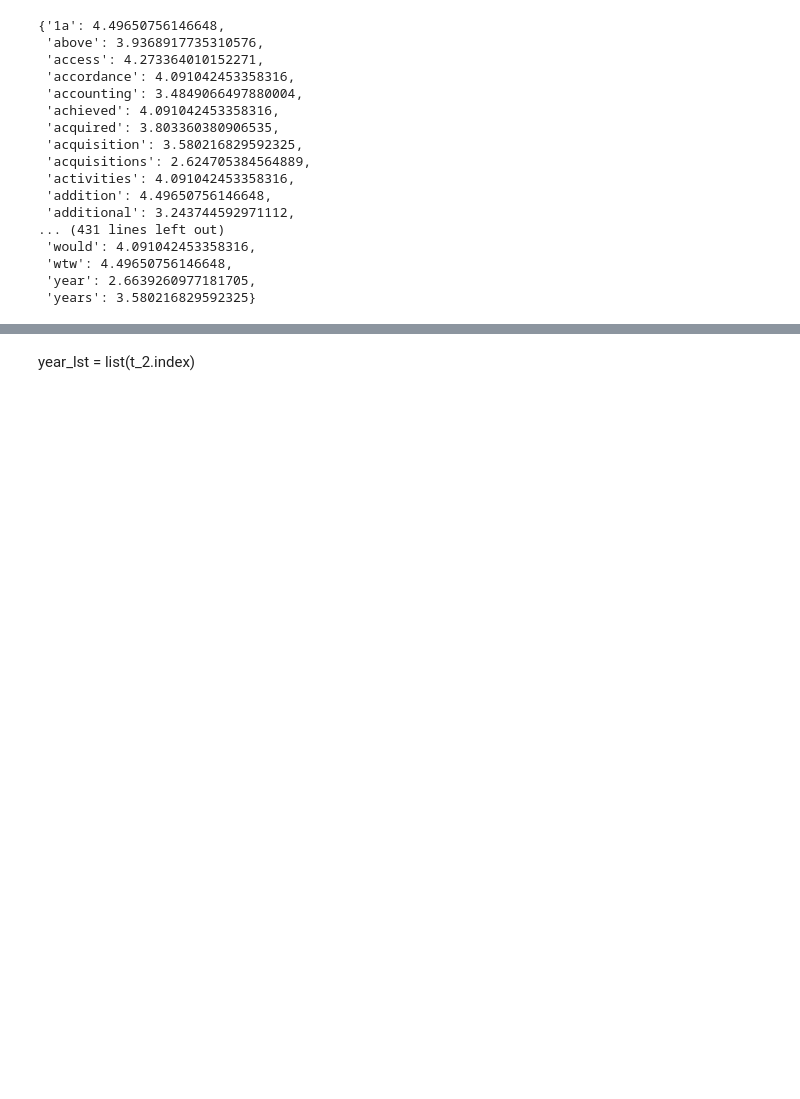
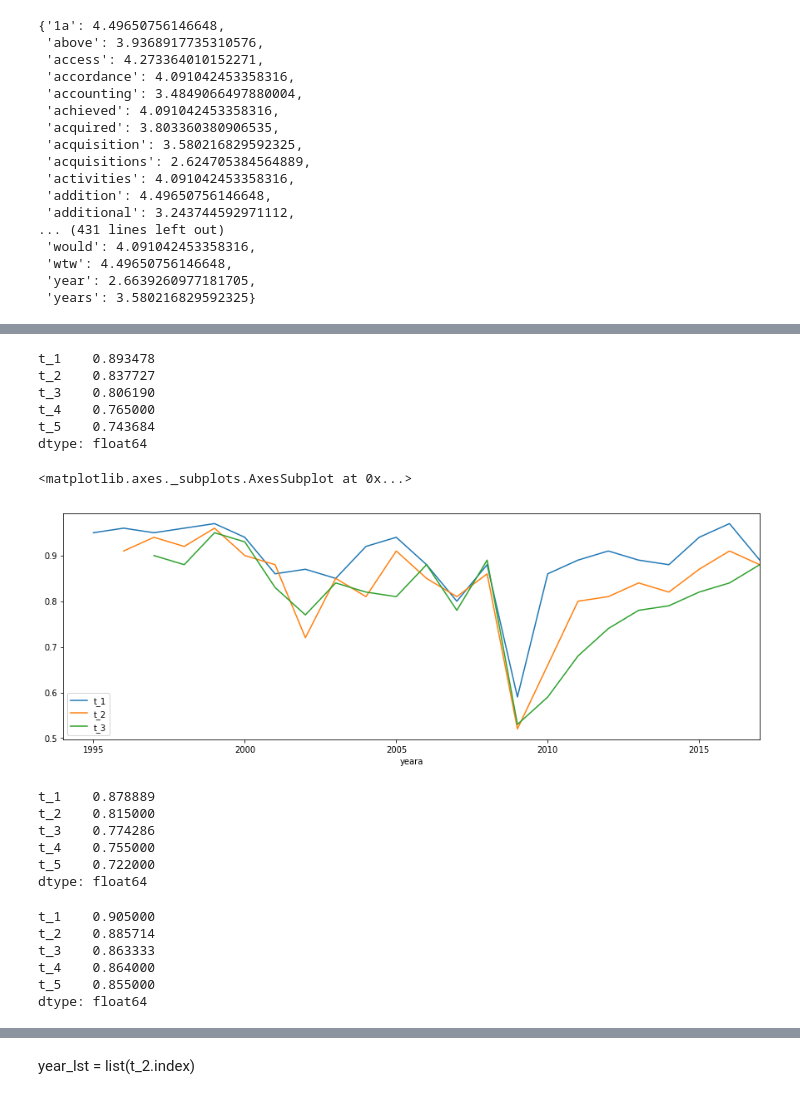
Before and after one commit to pepperamy/tenK, a Jupyter notebook: text_summarization_fraudstext.ipynb, the cells around one changed output, grey strips where cells are left out. Cells and saved outputs as stored; diff of their text form; code cells hidden in the pictures; blank space fills up the shorter version.

```diff
--- a/text_summarization_fraudstext.ipynb
+++ b/text_summarization_fraudstext.ipynb
@@ -257,7 +257,7 @@ from sklearn.feature_extraction.text import TfidfVectorizer
 def _create_frequency_table(text_string):
 
     freqTable = dict()
-    vectorizer = TfidfVectorizer(min_df=5,stop_words="english")
+    vectorizer = TfidfVectorizer(min_df=3,stop_words="english")
     vectorizer.fit_transform(text_string)
 
     value = vectorizer.idf_
@@ -702,2 +702,4 @@ def sim_comparision(t):
 
     return t
+# %%
+t_1 = smr_comp_2(6284, summary, text_keep)
@@ -703,0 +727,2 @@ def sim_comparision(t):
+# %%
+r_1 = sim_comparision(t_1)
@@ -703,0 +750,15 @@ def sim_comparision(t):
+# %%
+r_1[['t_1','t_2','t_3','t_4','t_5']].mean(axis=0)
+# %% [output]
+t_1    0.893478
+t_2    0.837727
+t_3    0.806190
+t_4    0.765000
+t_5    0.743684
+dtype: float64
+# %%
+r_new = r_1.set_index("yeara")
+r_new[["t_1","t_2", "t_3"]].plot(figsize=(15,5))
+# %% [output]
+<matplotlib.axes._subplots.AxesSubplot at 0x...>
+[figure, added]
@@ -704,2 +767,20 @@ def sim_comparision(t):
 # %%
 r = sim_comparision(t)
+# %%
+r[['t_1','t_2','t_3','t_4','t_5']].mean(axis=0)
+# %% [output]
+t_1    0.878889
+t_2    0.815000
+t_3    0.774286
+t_4    0.755000
+t_5    0.722000
+dtype: float64
+# %%
+r[['t_1','t_2','t_3','t_4','t_5']].mean(axis=0)
+# %% [output]
+t_1    0.905000
+t_2    0.885714
+t_3    0.863333
+t_4    0.864000
+t_5    0.855000
+dtype: float64
```
Also changed, not shown: parts of 13 cells of this notebook.
